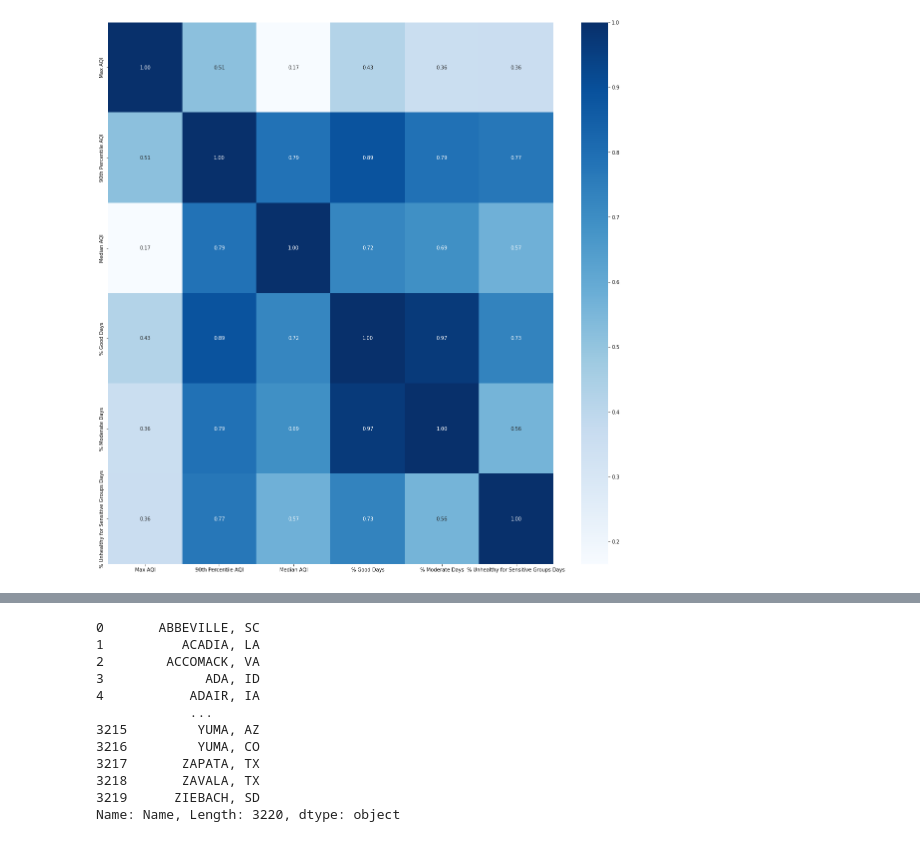
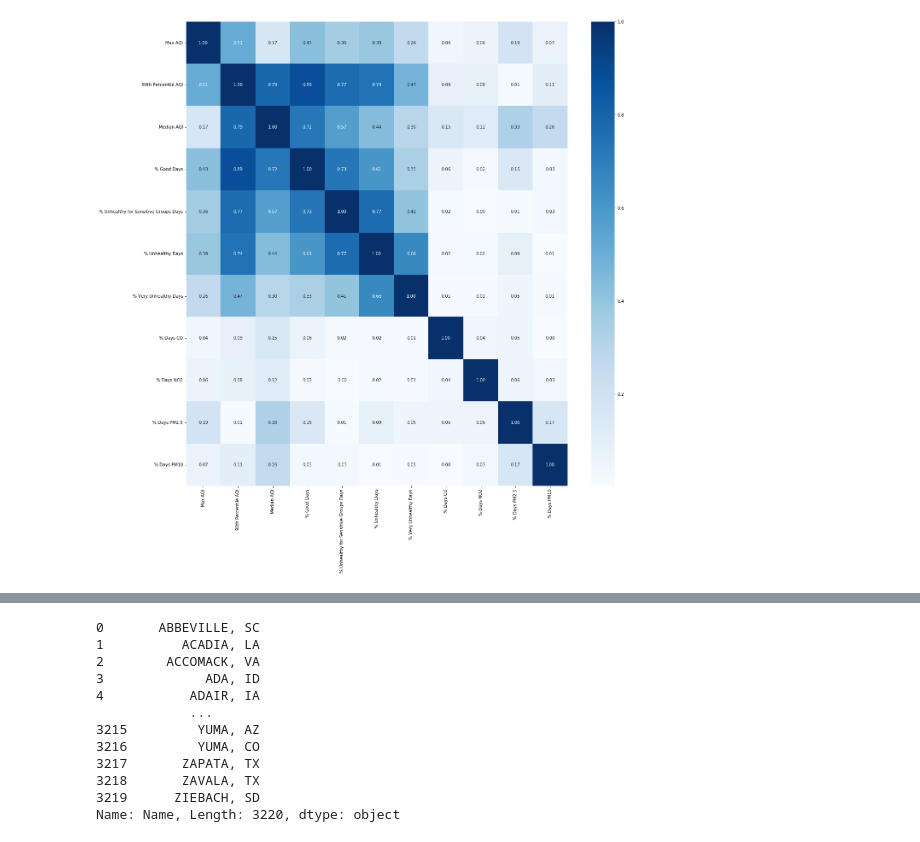
Before and after one commit to zedian/CS229-FinalProject, a Jupyter notebook: model_v2.ipynb, the cells around one changed output, grey strips where cells are left out. Saved outputs shown, nothing was run; the diff lists cells and outputs as text; code cells hidden in the pictures.

```diff
--- a/model_v2.ipynb
+++ b/model_v2.ipynb
@@ -30,8 +30,8 @@ aqi
 # %%
 plt.figure(figsize=(20,20))
-sns.heatmap(np.abs(aqi.iloc[:,0:6].corr()),annot=True, fmt=".2f",cmap='Blues');
+sns.heatmap(np.abs(aqi.iloc[:,:13].corr()),annot=True, fmt=".2f",cmap='Blues');
 # %% [output]
-[figure, old version]
+[figure, new version]
 # %%
 demo = pd.read_csv('model_data_V1.csv')
 demo
```
Also changed, not shown: parts of 10 cells of this notebook, 8 other files.
